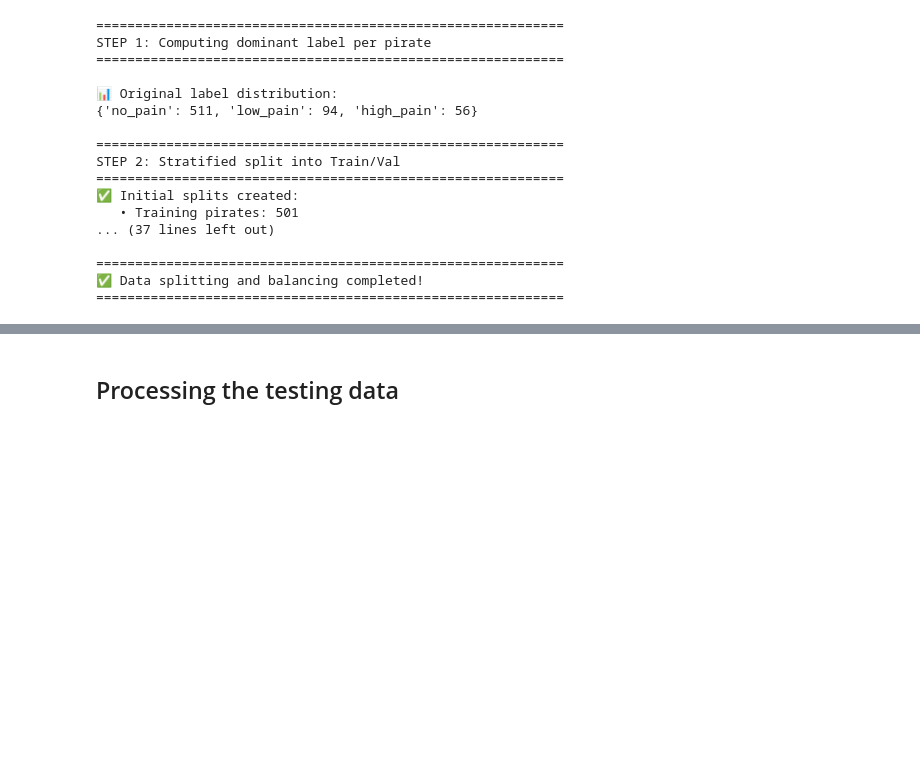
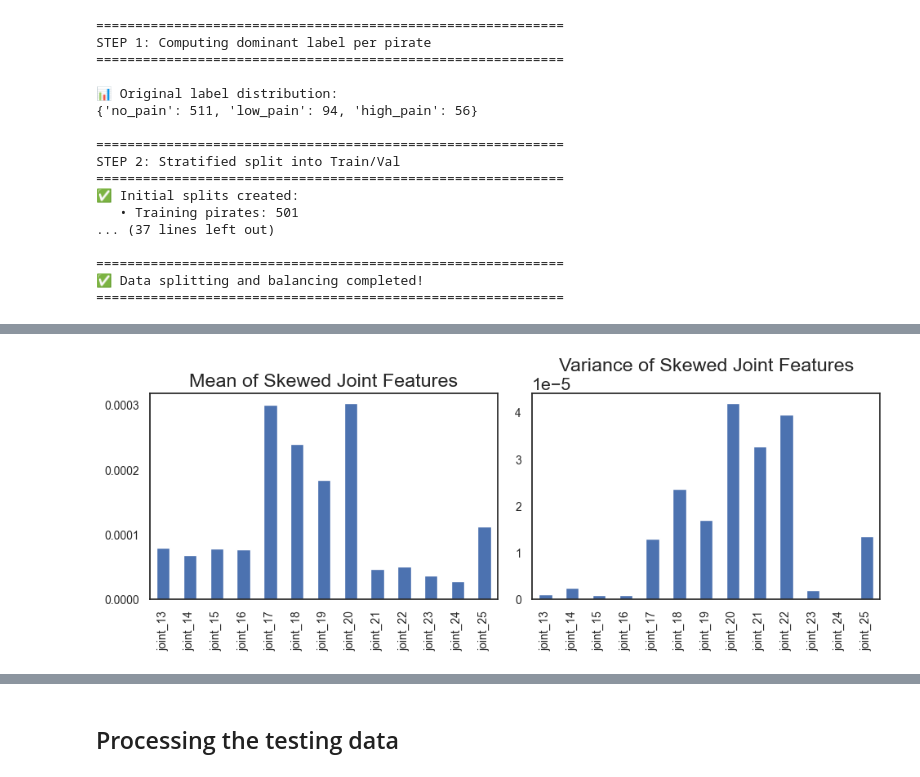
Before and after one commit to Relo02/Artificial-neural-networks-and-deep-learning-, a Jupyter notebook: new_version.ipynb, the cells around one changed output, grey strips where cells are left out. Cells and saved outputs as stored; diff of their text form; code cells hidden in the pictures; blank space fills up the shorter version.

```diff
--- a/new_version.ipynb
+++ b/new_version.ipynb
@@ -566,3 +570,17 @@ PREPROCESSING SUMMARY
+# %%
+# Plotting mean and variance from joint 13 up to joint 25 since have different order of magnitude wrt other features
+mean_values_skewed = df_train[[f'joint_{i:02d}' for i in range(13, 26)]].mean()
+var_values_skewed = df_train[[f'joint_{i:02d}' for i in range(13, 26)]].var()
+
+plt.figure(figsize=(10, 4))
+plt.subplot(1, 2, 1)
+mean_values_skewed.plot(kind='bar', title='Mean of Skewed Joint Features', fontsize=10)
+plt.subplot(1, 2, 2)
+var_values_skewed.plot(kind='bar', title='Variance of Skewed Joint Features', fontsize=10)
+plt.tight_layout()
+plt.show()
+# %% [output]
+[figure, added]
 # %%
 from sklearn.preprocessing import StandardScaler
 
```
Also changed, not shown: parts of 23 cells of this notebook.
